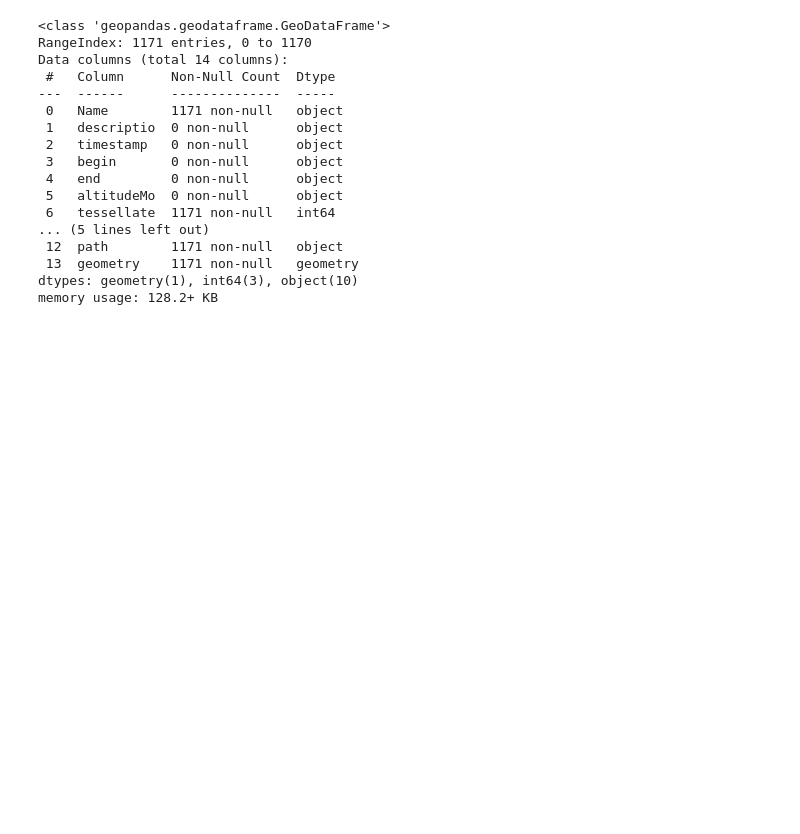
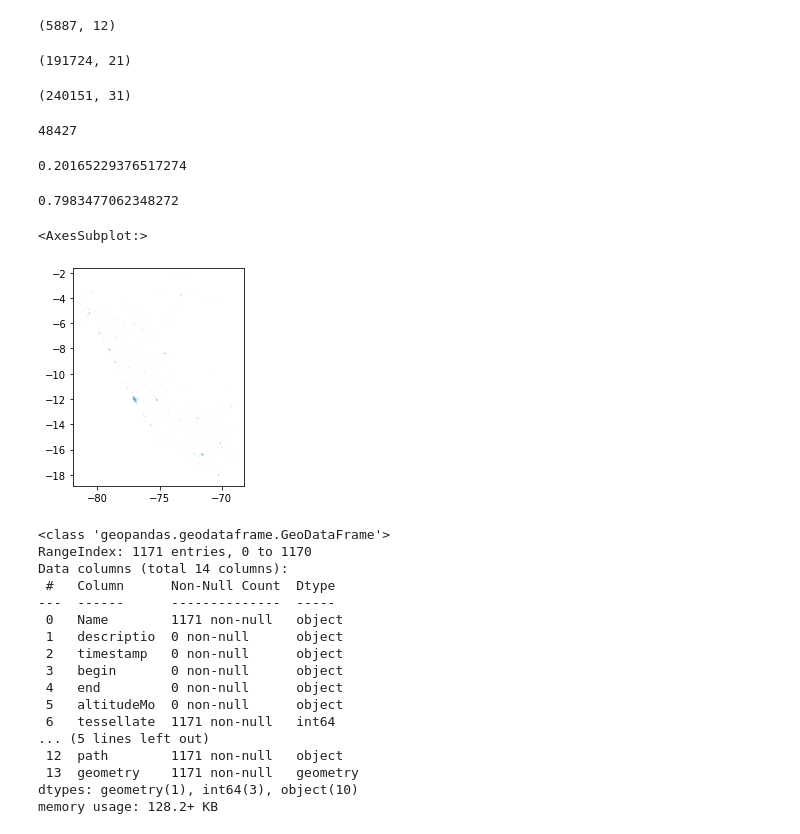
Before and after one commit to Claudio9701/peru-connectivity-impact, a Jupyter notebook: Geoprocessing.ipynb, the cells around one changed output. Cells and saved outputs as stored; diff of their text form; code cells hidden in the pictures; blank space fills up the shorter version.

Commit message:
Merge all geocoded datasets and calc nearest CCPP

```diff
--- a/Geoprocessing.ipynb
+++ b/Geoprocessing.ipynb
@@ -29,0 +241,4 @@ memory usage: 13.5+ MB
+# %%
+df_nominatim_cloud.shape
+# %% [output]
+(5887, 12)
@@ -29,0 +247,20 @@ memory usage: 13.5+ MB
+# %%
+geocoded_concatenate_final.shape
+# %% [output]
+(191724, 21)
+# %%
+pd.read_stata('inputs/rucs_firmas_20142020_v2.dta').shape
+# %% [output]
+(240151, 31)
+# %%
+240151 - 191724
+# %% [output]
+48427
+# %%
+48427 / 240151
+# %% [output]
+0.20165229376517274
+# %%
+191724 / 240151
+# %% [output]
+0.7983477062348272
@@ -30,5 +277,10 @@ memory usage: 13.5+ MB
 # %%
 ccpp_osiptel = gpd.read_file('inputs/cp_osiptel')
+# %%
+ccpp_osiptel.plot()
+# %% [output]
+<AxesSubplot:>
+[figure, added]
 # %%
 ccpp_osiptel.info()
 # %% [output]
```
Also changed, not shown: parts of 48 cells of this notebook.
